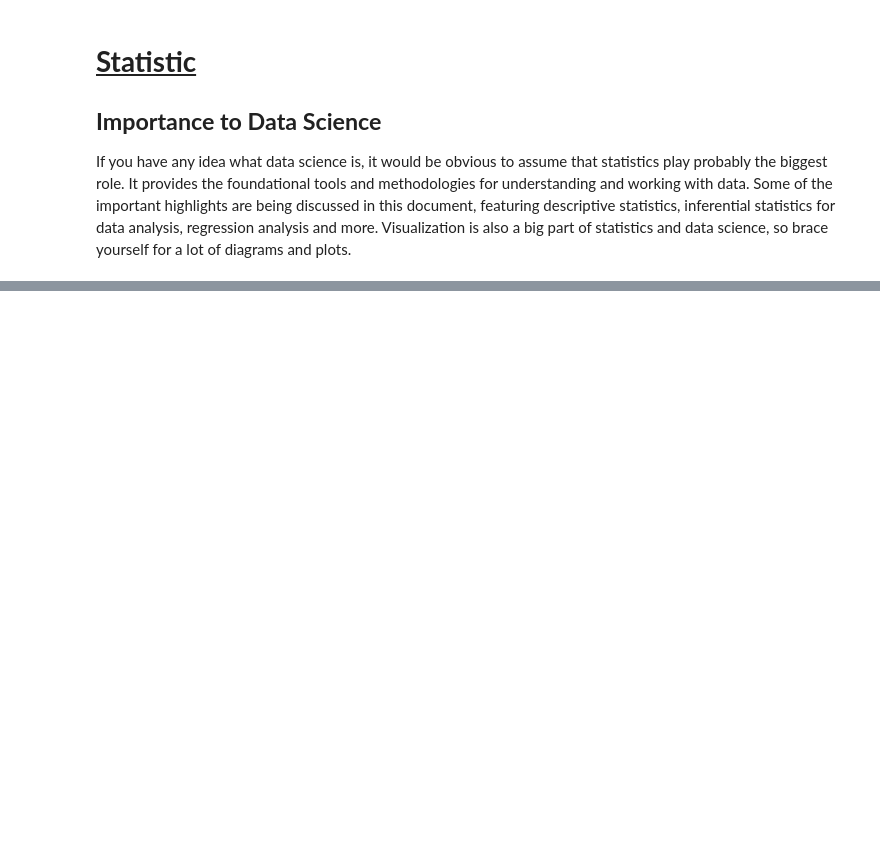
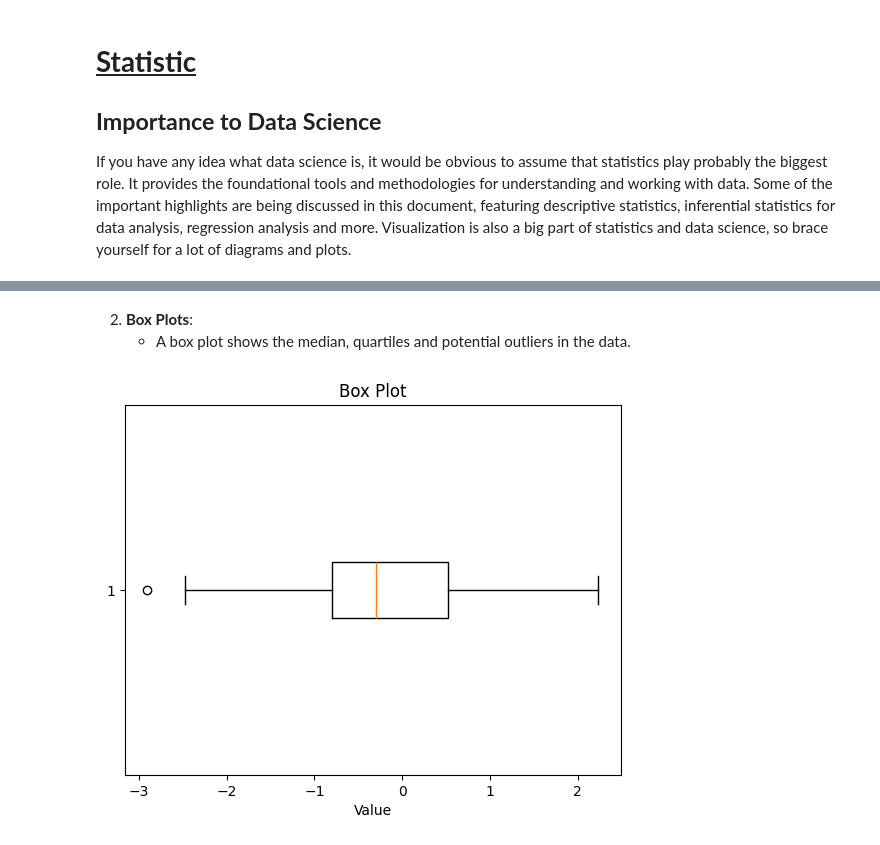
Before and after one commit to Dazurashi/Data-Science, a Jupyter notebook: Math-and-Statistics/statistics.ipynb, the cells around one changed output, grey strips where cells are left out. Drawn from its saved outputs; the diff is of its cells as text; code cells hidden in the pictures; blank space fills up the shorter version.

```diff
--- a/Math-and-Statistics/statistics.ipynb
+++ b/Math-and-Statistics/statistics.ipynb
@@ -40,0 +73,14 @@ Descriptive statistics involve summarizing and organizing data so it can be easi
+# %% [markdown]
+2. **Box Plots**:
+    - A box plot shows the median, quartiles and potential outliers in the data.
+# %%
+# Create a sample dataset
+data = np.random.normal(0, 1, 100)  # 100 data points from a normal distribution
+
+# Create a box plot
+plt.boxplot(data, vert=False)
+plt.title('Box Plot')
+plt.xlabel('Value')
+plt.show()
+# %% [output]
+[figure, added]
```
Also changed, not shown: parts of 4 cells of this notebook.
